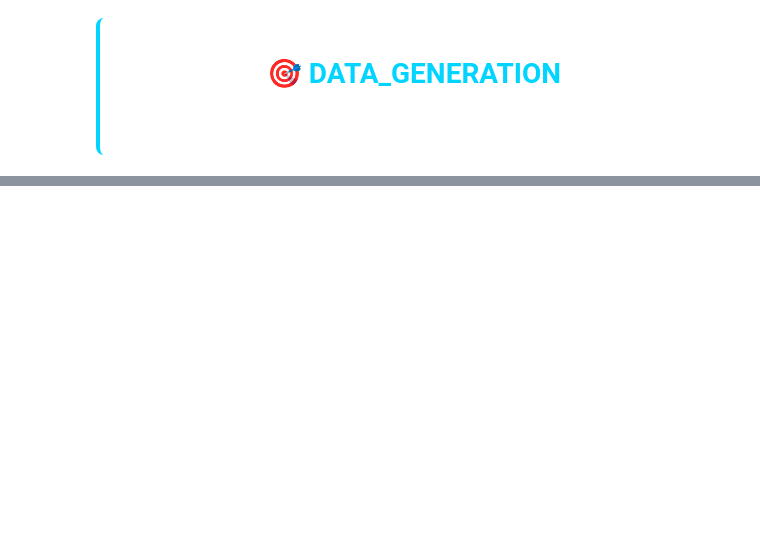
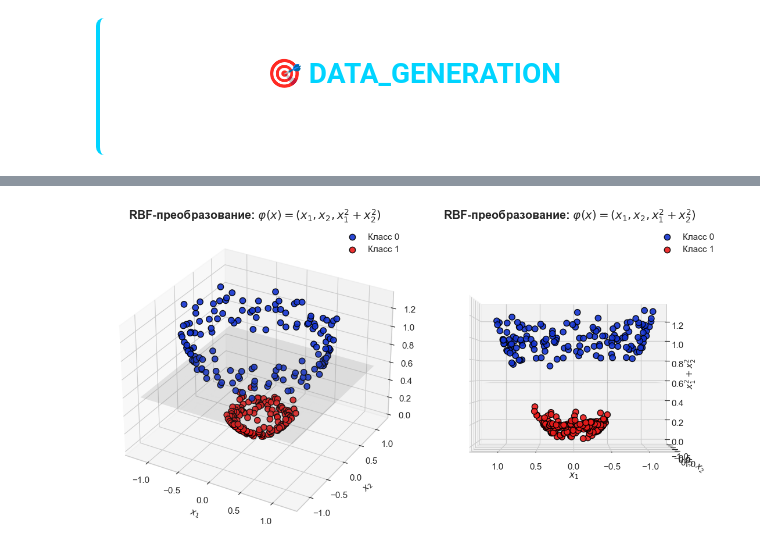
Before and after one commit to Shamil65/Machine-learning-start, a Jupyter notebook: ml_from_scratch/2_Linear_models/svm/notebooks/01_data_exploration_and_visualization.ipynb, the cells around one changed output, grey strips where cells are left out. Cells and saved outputs as stored; diff of their text form; code cells hidden in the pictures; blank space fills up the shorter version.

```diff
--- a/ml_from_scratch/2_Linear_models/svm/notebooks/01_data_exploration_and_visualization.ipynb
+++ b/ml_from_scratch/2_Linear_models/svm/notebooks/01_data_exploration_and_visualization.ipynb
@@ -1534,0 +203,59 @@ plt.show()
+# %%
+# Здесь вообщу тупая реализация для нахождения разделяющей линии:
+# Наша задача поднять третью плоскость для того чтобы наши данные стали 3д
+# Но теперь как нам разделить с помощью линии для наглядности?
+# Мы просто возьмем среднюю линию. Чтобы ее вычислить мы находим 3 координату с помощью формулы
+# x^2 + X^2.
+z_rbf = X_rbf[:, 0] ** 2 + X_rbf[:, 1] ** 2
+threshold = z_rbf.mean()  # чисто иллюстративный порог для разделяющей плоскости
+
+
+
+# Создаем холс с двумя графиками
+fig = plt.figure(figsize=(10, 8))
+
+# 1 график с видом сверху
+ax1 = fig.add_subplot(121, projection='3d')
+
+for cls, color in COLORS.items():
+    mask = y_rbf == cls
+    ax1.scatter(X_rbf[mask, 0], X_rbf[mask, 1], z_rbf[mask],
+               c=color, edgecolor='k', s=45, alpha=0.9, label=f'Класс {cls}')
+
+# иллюстративная разделяющая плоскость z = threshold
+xx, yy = np.meshgrid(np.linspace(-1.2, 1.2, 10), np.linspace(-1.2, 1.2, 10))
+ax1.plot_surface(xx, yy, np.full_like(xx, threshold), alpha=0.15, color='gray')
+
+ax1.set_title(r'RBF-преобразование: $\varphi(x)=(x_1, x_2, x_1^2+x_2^2)$')
+ax1.set_xlabel('$x_1$')
+ax1.set_ylabel('$x_2$')
+ax1.set_zlabel('$x_1^2+x_2^2$')
+# ax1.view_init(0, 90) #
+ax1.legend()
+
+# создание 2 графика с видом с боку
+
+# 1 график с видом сверху
+ax2 = fig.add_subplot(122, projection='3d')
+
+for cls, color in COLORS.items():
+    mask = y_rbf == cls
+    ax2.scatter(X_rbf[mask, 0], X_rbf[mask, 1], z_rbf[mask],
+               c=color, edgecolor='k', s=45, alpha=0.9, label=f'Класс {cls}')
+
+# иллюстративная разделяющая плоскость z = threshold
+xx, yy = np.meshgrid(np.linspace(-1.2, 1.2, 10), np.linspace(-1.2, 1.2, 10))
+ax2.plot_surface(xx, yy, np.full_like(xx, threshold), alpha=0.15, color='gray')
+
+ax2.set_title(r'RBF-преобразование: $\varphi(x)=(x_1, x_2, x_1^2+x_2^2)$')
+ax2.set_xlabel('$x_1$')
+ax2.set_ylabel('$x_2$')
+ax2.set_zlabel('$x_1^2+x_2^2$')
+ax2.view_init(0, 90) #
+ax2.legend()
+
+
+plt.tight_layout()
+plt.show()
+# %% [output]
+[figure, added]
```
Also changed, not shown: parts of 49 cells of this notebook, 1 other file.
